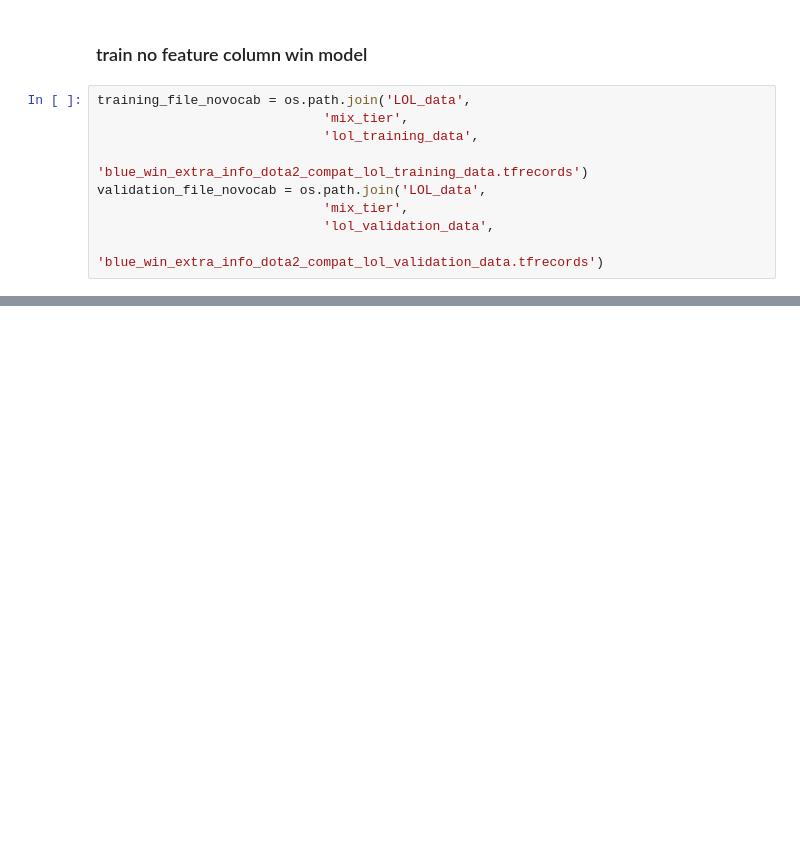
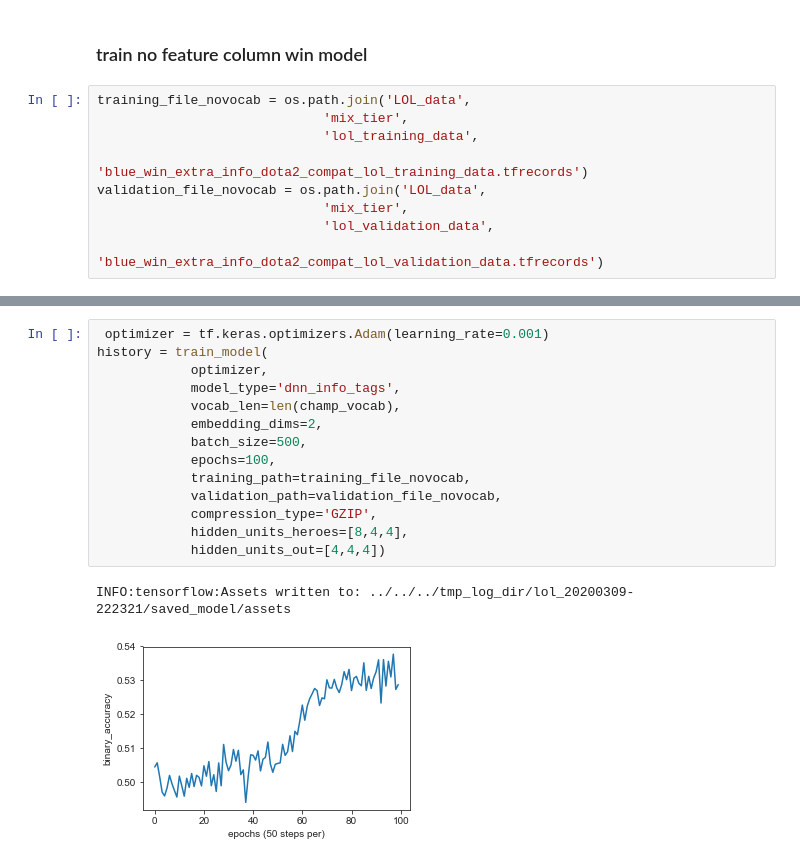
Before and after one commit to JoshEZiegler/MLProjects, a Jupyter notebook: VideoGameDrafting/LeagueOfLegendsProject/LOL_dota2_compat_extra_info_MachineLearning_keras_TF2.ipynb, the cells around one changed output, grey strips where cells are left out. Cells and saved outputs as stored; diff of their text form; blank space fills up the shorter version.

```diff
--- a/VideoGameDrafting/LeagueOfLegendsProject/LOL_dota2_compat_extra_info_MachineLearning_keras_TF2.ipynb
+++ b/VideoGameDrafting/LeagueOfLegendsProject/LOL_dota2_compat_extra_info_MachineLearning_keras_TF2.ipynb
@@ -409,0 +695,17 @@ validation_file_novocab = os.path.join('LOL_data',
+# %%
+ optimizer = tf.keras.optimizers.Adam(learning_rate=0.001)
+history = train_model(
+            optimizer,
+            model_type='dnn_info_tags',
+            vocab_len=len(champ_vocab),
+            embedding_dims=2,
+            batch_size=500,
+            epochs=100,
+            training_path=training_file_novocab,
+            validation_path=validation_file_novocab,
+            compression_type='GZIP',
+            hidden_units_heroes=[8,4,4],
+            hidden_units_out=[4,4,4])
+# %% [output]
+INFO:tensorflow:Assets written to: ../../../tmp_log_dir/lol_20200309-222321/saved_model/assets
+[figure, added]
```
Also changed, not shown: parts of 15 cells of this notebook, 1 other file.
